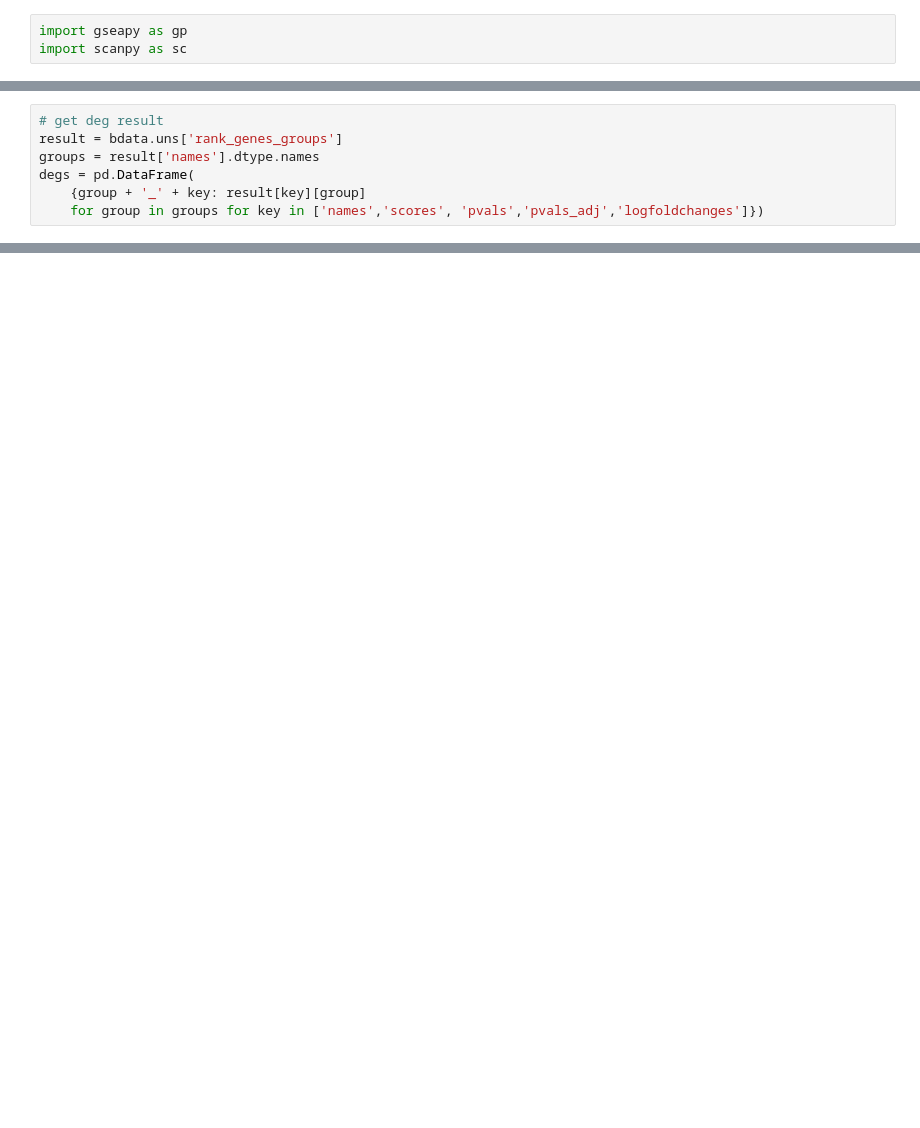
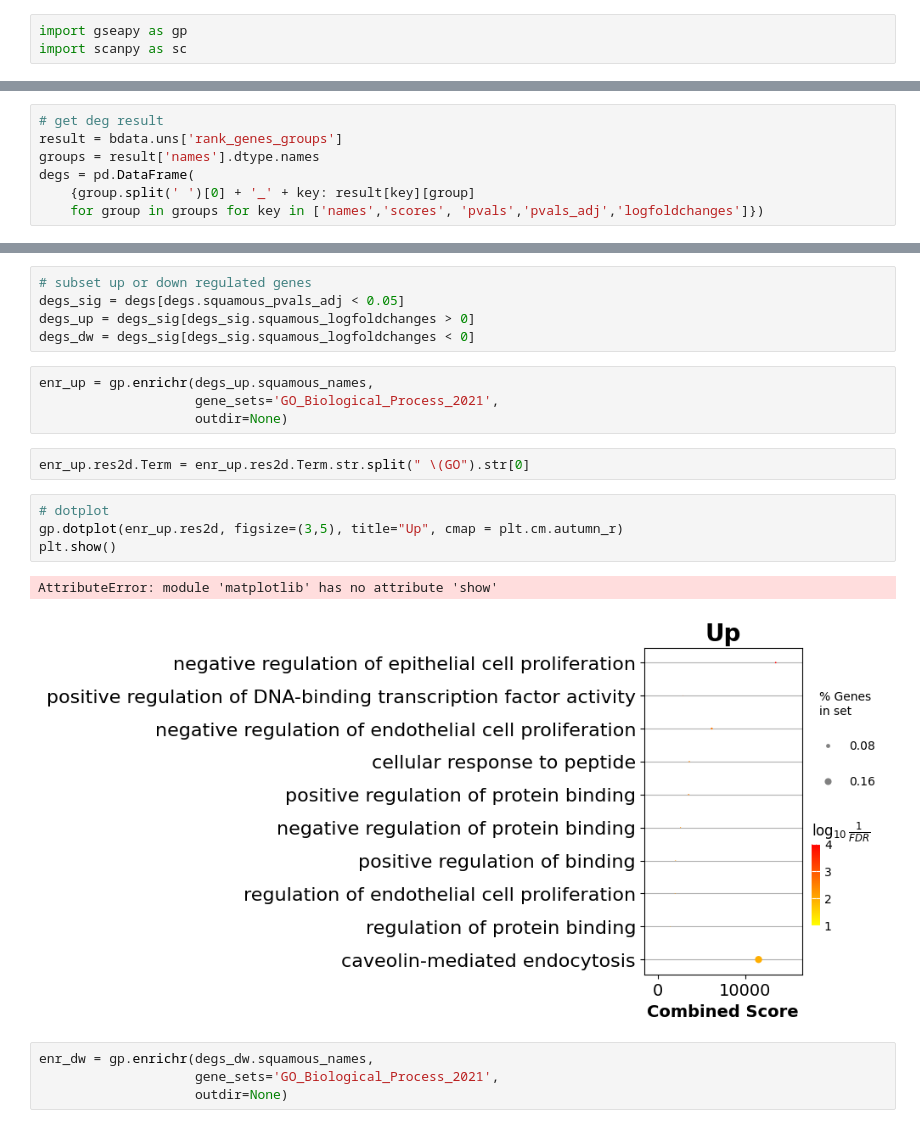
Before and after one commit to archana-b24/sc-spatial-analysis, a Jupyter notebook: gsea.ipynb, the cells around one changed output, grey strips where cells are left out. Drawn from its saved outputs; the diff is of its cells as text; blank space fills up the shorter version.

```diff
--- a/gsea.ipynb
+++ b/gsea.ipynb
@@ -127,5 +427,5 @@ sc.pl.rank_genes_groups(bdata, n_genes=25, sharey=False)
 result = bdata.uns['rank_genes_groups']
 groups = result['names'].dtype.names
 degs = pd.DataFrame(
-    {group + '_' + key: result[key][group]
+    {group.split(' ')[0] + '_' + key: result[key][group]
     for group in groups for key in ['names','scores', 'pvals','pvals_adj','logfoldchanges']})
@@ -135,0 +448,22 @@ degs.shape
+# %%
+# subset up or down regulated genes
+degs_sig = degs[degs.squamous_pvals_adj < 0.05]
+degs_up = degs_sig[degs_sig.squamous_logfoldchanges > 0]
+degs_dw = degs_sig[degs_sig.squamous_logfoldchanges < 0]
+# %%
+enr_up = gp.enrichr(degs_up.squamous_names,
+                    gene_sets='GO_Biological_Process_2021',
+                    outdir=None)
+# %%
+enr_up.res2d.Term = enr_up.res2d.Term.str.split(" \(GO").str[0]
+# %%
+# dotplot
+gp.dotplot(enr_up.res2d, figsize=(3,5), title="Up", cmap = plt.cm.autumn_r)
+plt.show()
+# %% [output]
+AttributeError: module 'matplotlib' has no attribute 'show'
+[figure, added]
+# %%
+enr_dw = gp.enrichr(degs_dw.squamous_names,
+                    gene_sets='GO_Biological_Process_2021',
+                    outdir=None)
```
Also changed, not shown: parts of 72 cells of this notebook, 23 other files.
